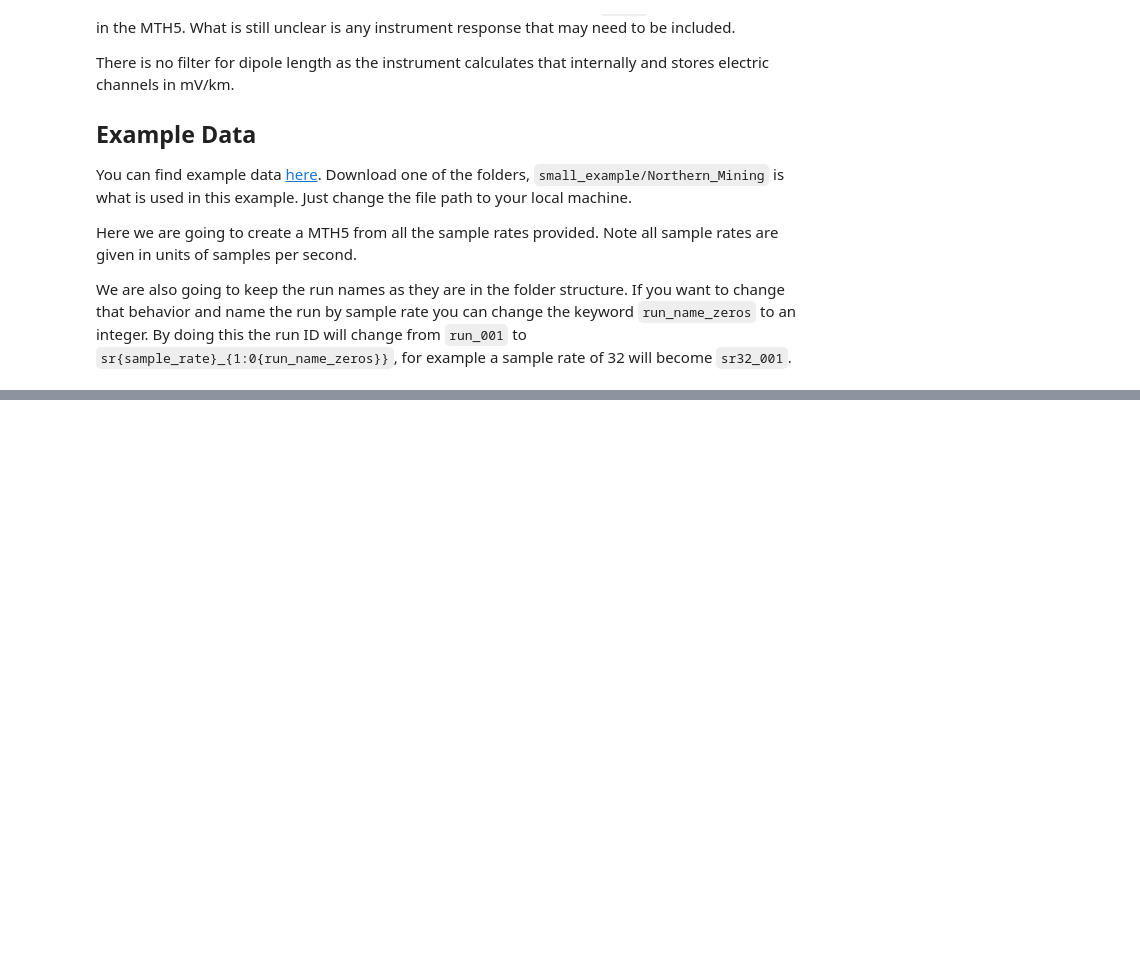
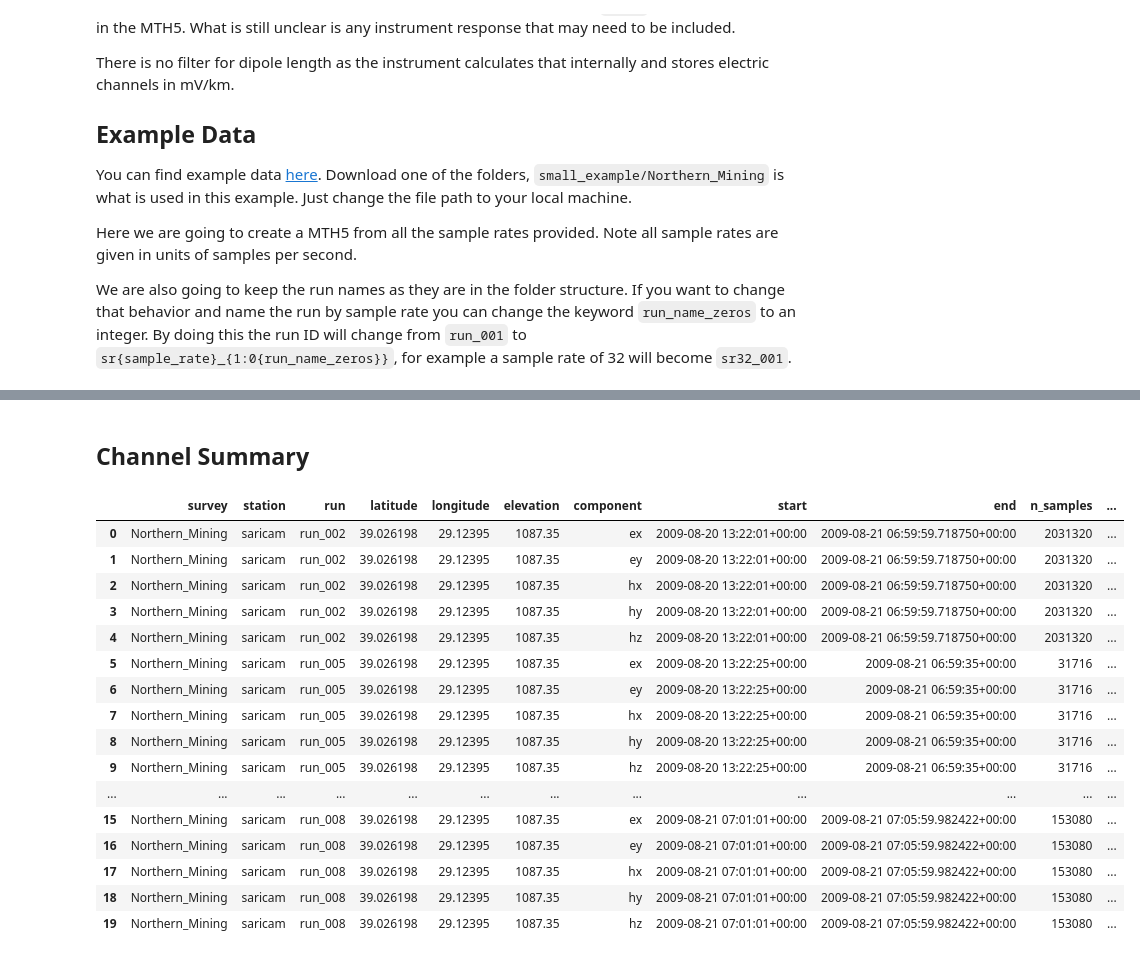
Before and after one commit to kujaku11/mth5, a Jupyter notebook: docs/examples/notebooks/make_mth5_from_metronix.ipynb, the cells around one changed output, grey strips where cells are left out. Saved outputs shown, nothing was run; the diff lists cells and outputs as text; code cells hidden in the pictures; blank space fills up the shorter version.

Commit message:
update metronix example to use mth5_test_data

```diff
--- a/docs/examples/notebooks/make_mth5_from_metronix.ipynb
+++ b/docs/examples/notebooks/make_mth5_from_metronix.ipynb
@@ -96,9 +96,13 @@ Here we are going to create a MTH5 from all the sample rates provided.  Note all
 We are also going to keep the run names as they are in the folder structure.  If you want to change that behavior and name the run by sample rate you can change the keyword `run_name_zeros` to an integer.  By doing this the run ID will change from `run_001` to `sr{sample_rate}_{1:0{run_name_zeros}}`, for example a sample rate of 32 will become `sr32_001`.
 # %%
 from mth5.clients import MakeMTH5
+from mth5_test_data import get_test_data_path
+from mth5.mth5 import MTH5
+
+metronix_data_path = get_test_data_path("metronix")
 # %%
-m = MakeMTH5.from_metronix(
-    r"/mth5_files/small_example/Northern_Mining",
-    sample_rates=[2048, 512, 128, 32, 2, 1./2, 1./8],
+metronix_mth5_path = MakeMTH5.from_metronix(
+    metronix_data_path,
+    sample_rates=[2048, 512, 32, 1./2],
     mth5_filename="from_metronix_test.h5",
     run_name_zeros=0)
@@ -104,0 +114,6 @@ m = MakeMTH5.from_metronix(
+# %%
+with MTH5() as m:
+    m = m.open_mth5(metronix_mth5_path)
+    print(m)
+    channel_df = m.channel_summary.to_dataframe()
+    run_df = m.run_summary
@@ -104,0 +138,23 @@ m = MakeMTH5.from_metronix(
+# %% [markdown]
+## Channel Summary
+# %%
+
+channel_df
+# %% [output]
+|  | survey | station | run | latitude | longitude | elevation | component | start | end | n_samples | ... |
+| 0 | Northern_Mining | saricam | run_002 | 39.026198 | 29.12395 | 1087.35 | ex | 2009-08-20 13:22:01+00:00 | 2009-08-21 06:59:59.718750+00:00 | 2031320 | ... |
+| 1 | Northern_Mining | saricam | run_002 | 39.026198 | 29.12395 | 1087.35 | ey | 2009-08-20 13:22:01+00:00 | 2009-08-21 06:59:59.718750+00:00 | 2031320 | ... |
+| 2 | Northern_Mining | saricam | run_002 | 39.026198 | 29.12395 | 1087.35 | hx | 2009-08-20 13:22:01+00:00 | 2009-08-21 06:59:59.718750+00:00 | 2031320 | ... |
+| 3 | Northern_Mining | saricam | run_002 | 39.026198 | 29.12395 | 1087.35 | hy | 2009-08-20 13:22:01+00:00 | 2009-08-21 06:59:59.718750+00:00 | 2031320 | ... |
+| 4 | Northern_Mining | saricam | run_002 | 39.026198 | 29.12395 | 1087.35 | hz | 2009-08-20 13:22:01+00:00 | 2009-08-21 06:59:59.718750+00:00 | 2031320 | ... |
+| 5 | Northern_Mining | saricam | run_005 | 39.026198 | 29.12395 | 1087.35 | ex | 2009-08-20 13:22:25+00:00 | 2009-08-21 06:59:35+00:00 | 31716 | ... |
+| 6 | Northern_Mining | saricam | run_005 | 39.026198 | 29.12395 | 1087.35 | ey | 2009-08-20 13:22:25+00:00 | 2009-08-21 06:59:35+00:00 | 31716 | ... |
+| 7 | Northern_Mining | saricam | run_005 | 39.026198 | 29.12395 | 1087.35 | hx | 2009-08-20 13:22:25+00:00 | 2009-08-21 06:59:35+00:00 | 31716 | ... |
+| 8 | Northern_Mining | saricam | run_005 | 39.026198 | 29.12395 | 1087.35 | hy | 2009-08-20 13:22:25+00:00 | 2009-08-21 06:59:35+00:00 | 31716 | ... |
+| 9 | Northern_Mining | saricam | run_005 | 39.026198 | 29.12395 | 1087.35 | hz | 2009-08-20 13:22:25+00:00 | 2009-08-21 06:59:35+00:00 | 31716 | ... |
+| ... | ... | ... | ... | ... | ... | ... | ... | ... | ... | ... | ... |
+| 15 | Northern_Mining | saricam | run_008 | 39.026198 | 29.12395 | 1087.35 | ex | 2009-08-21 07:01:01+00:00 | 2009-08-21 07:05:59.982422+00:00 | 153080 | ... |
+| 16 | Northern_Mining | saricam | run_008 | 39.026198 | 29.12395 | 1087.35 | ey | 2009-08-21 07:01:01+00:00 | 2009-08-21 07:05:59.982422+00:00 | 153080 | ... |
+| 17 | Northern_Mining | saricam | run_008 | 39.026198 | 29.12395 | 1087.35 | hx | 2009-08-21 07:01:01+00:00 | 2009-08-21 07:05:59.982422+00:00 | 153080 | ... |
+| 18 | Northern_Mining | saricam | run_008 | 39.026198 | 29.12395 | 1087.35 | hy | 2009-08-21 07:01:01+00:00 | 2009-08-21 07:05:59.982422+00:00 | 153080 | ... |
+| 19 | Northern_Mining | saricam | run_008 | 39.026198 | 29.12395 | 1087.35 | hz | 2009-08-21 07:01:01+00:00 | 2009-08-21 07:05:59.982422+00:00 | 153080 | ... |
```
Also changed, not shown: parts of 4 cells of this notebook.
